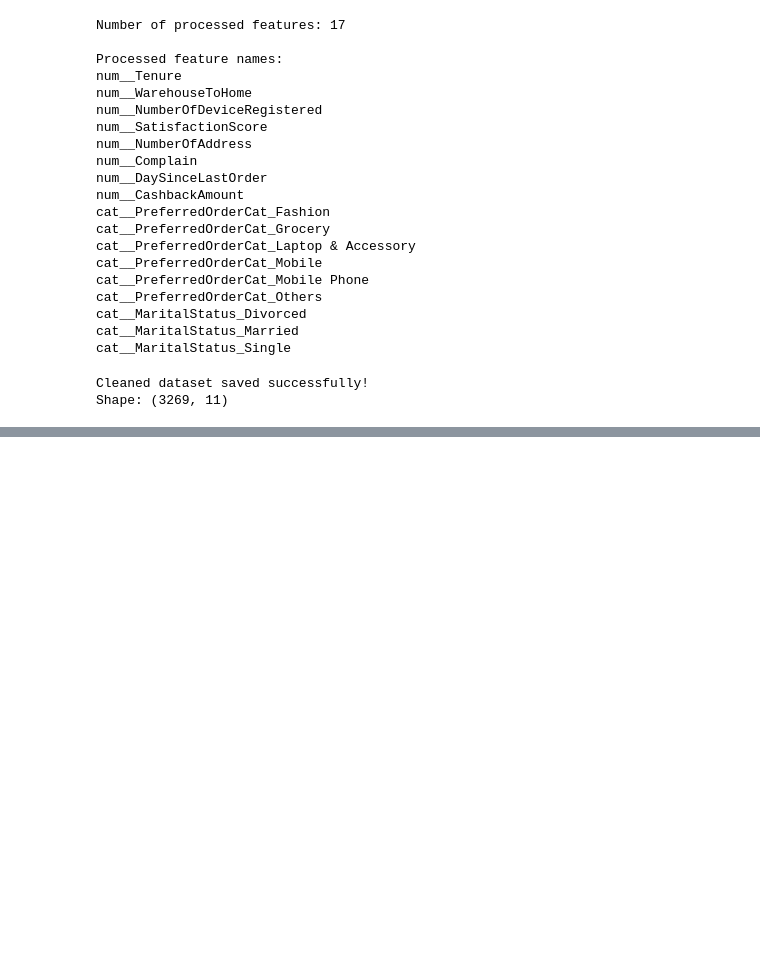
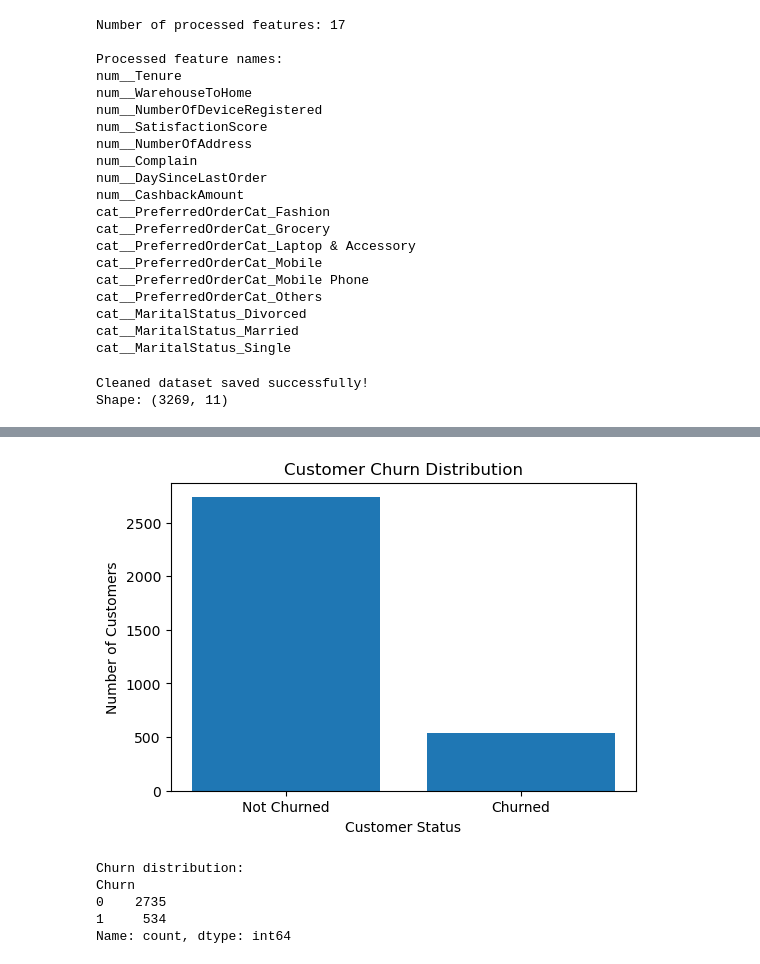
Before and after one commit to Deepak-25054/ecommerce-customer-churn, a Jupyter notebook: notebooks/Deepak_Ecommerce_Customer_Churn.ipynb, the cells around one changed output, grey strips where cells are left out. Saved outputs shown, nothing was run; the diff lists cells and outputs as text; code cells hidden in the pictures; blank space fills up the shorter version.

```diff
--- a/notebooks/Deepak_Ecommerce_Customer_Churn.ipynb
+++ b/notebooks/Deepak_Ecommerce_Customer_Churn.ipynb
@@ -1236,0 +1255,21 @@ Shape: (3269, 11)
+# %%
+import matplotlib.pyplot as plt
+
+churn_counts = df_clean["Churn"].value_counts().sort_index()
+
+plt.figure(figsize=(6, 4))
+plt.bar(["Not Churned", "Churned"], churn_counts.values)
+plt.xlabel("Customer Status")
+plt.ylabel("Number of Customers")
+plt.title("Customer Churn Distribution")
+plt.show()
+
+print("Churn distribution:")
+print(churn_counts)
+# %% [output]
+[figure, added]
+Churn distribution:
+Churn
+0    2735
+1     534
+Name: count, dtype: int64
```
Also changed, not shown: parts of 25 cells of this notebook, 9 other files.
